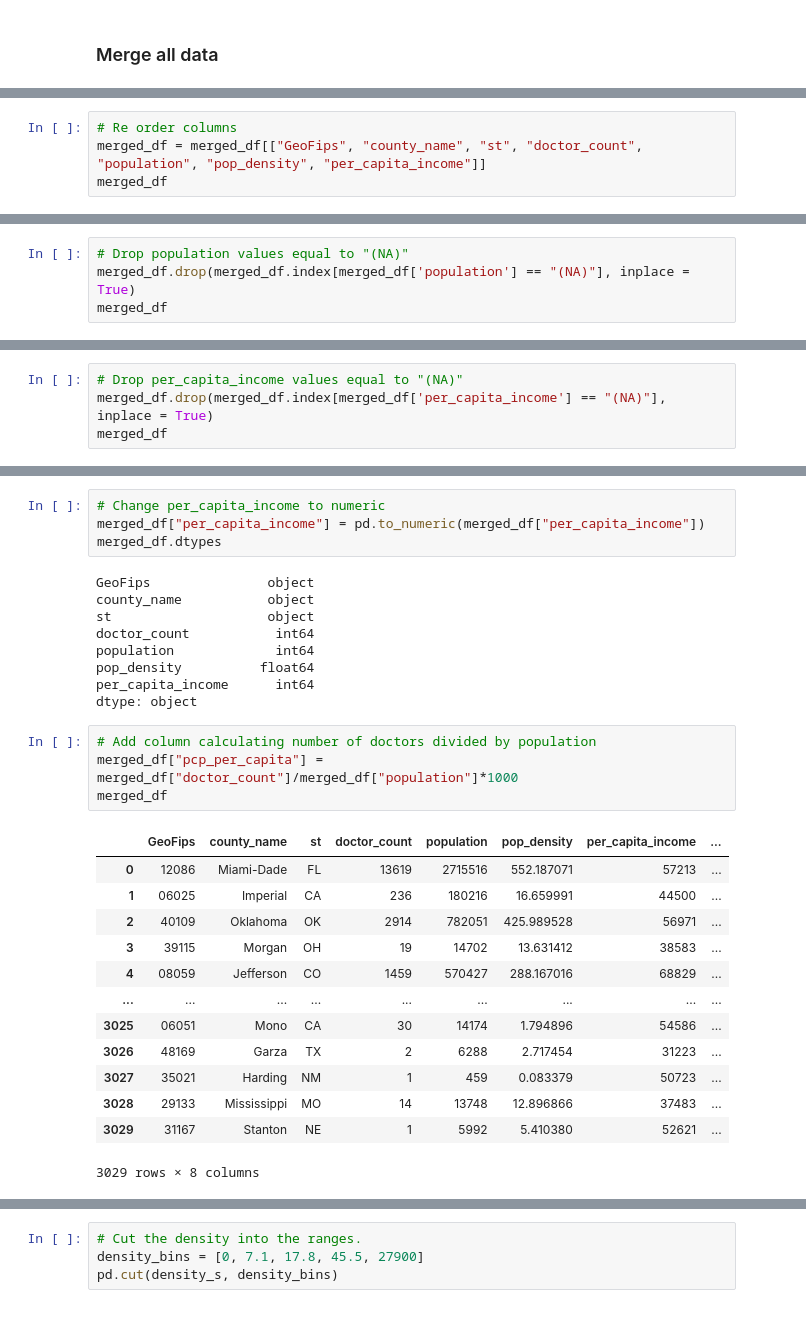
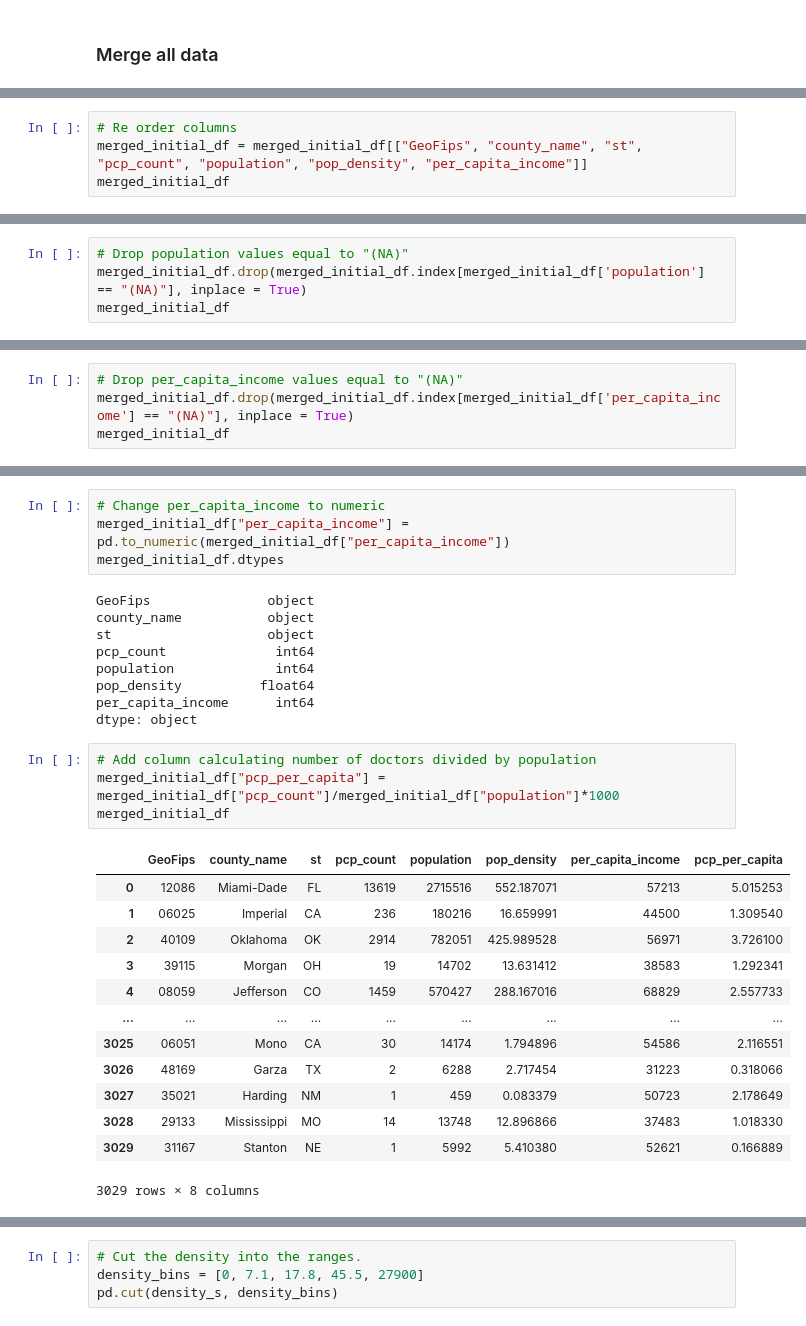
Before and after one commit to JacquelineCl/group_project, a Jupyter notebook: Merged_Data.ipynb, the cells around one changed output, grey strips where cells are left out. Drawn from its saved outputs; the diff is of its cells as text.

```diff
--- a/Merged_Data.ipynb
+++ b/Merged_Data.ipynb
@@ -213,6 +214,6 @@ merged_df
 3030 rows × 7 columns
 # %%
 # Re order columns
-merged_df = merged_df[["GeoFips", "county_name", "st", "doctor_count", "population", "pop_density", "per_capita_income"]]
-merged_df
+merged_initial_df = merged_initial_df[["GeoFips", "county_name", "st", "pcp_count", "population", "pop_density", "per_capita_income"]]
+merged_initial_df
 # %% [output]
@@ -248,6 +249,6 @@ merged_df.sort_values(["population"], ascending=True)
 3030 rows × 7 columns
 # %%
 # Drop population values equal to "(NA)"
-merged_df.drop(merged_df.index[merged_df['population'] == "(NA)"], inplace = True)
-merged_df
+merged_initial_df.drop(merged_initial_df.index[merged_initial_df['population'] == "(NA)"], inplace = True)
+merged_initial_df
 # %% [output]
@@ -283,6 +284,6 @@ merged_df.sort_values(["per_capita_income"], ascending=True)
 3030 rows × 7 columns
 # %%
 # Drop per_capita_income values equal to "(NA)"
-merged_df.drop(merged_df.index[merged_df['per_capita_income'] == "(NA)"], inplace = True)
-merged_df
+merged_initial_df.drop(merged_initial_df.index[merged_initial_df['per_capita_income'] == "(NA)"], inplace = True)
+merged_initial_df
 # %% [output]
@@ -313,34 +314,34 @@ per_capita_income     object
 dtype: object
 # %%
 # Change per_capita_income to numeric
-merged_df["per_capita_income"] = pd.to_numeric(merged_df["per_capita_income"])
-merged_df.dtypes
+merged_initial_df["per_capita_income"] = pd.to_numeric(merged_initial_df["per_capita_income"])
+merged_initial_df.dtypes
 # %% [output]
 GeoFips               object
 county_name           object
 st                    object
-doctor_count           int64
+pcp_count              int64
 population             int64
 pop_density          float64
 per_capita_income      int64
 dtype: object
 # %%
 # Add column calculating number of doctors divided by population
-merged_df["pcp_per_capita"] = merged_df["doctor_count"]/merged_df["population"]*1000
-merged_df
+merged_initial_df["pcp_per_capita"] = merged_initial_df["pcp_count"]/merged_initial_df["population"]*1000
+merged_initial_df
 # %% [output]
-|  | GeoFips | county_name | st | doctor_count | population | pop_density | per_capita_income | ... |
-| 0 | 12086 | Miami-Dade | FL | 13619 | 2715516 | 552.187071 | 57213 | ... |
-| 1 | 06025 | Imperial | CA | 236 | 180216 | 16.659991 | 44500 | ... |
-| 2 | 40109 | Oklahoma | OK | 2914 | 782051 | 425.989528 | 56971 | ... |
-| 3 | 39115 | Morgan | OH | 19 | 14702 | 13.631412 | 38583 | ... |
-| 4 | 08059 | Jefferson | CO | 1459 | 570427 | 288.167016 | 68829 | ... |
+|  | GeoFips | county_name | st | pcp_count | population | pop_density | per_capita_income | pcp_per_capita |
+| 0 | 12086 | Miami-Dade | FL | 13619 | 2715516 | 552.187071 | 57213 | 5.015253 |
+| 1 | 06025 | Imperial | CA | 236 | 180216 | 16.659991 | 44500 | 1.309540 |
+| 2 | 40109 | Oklahoma | OK | 2914 | 782051 | 425.989528 | 56971 | 3.726100 |
+| 3 | 39115 | Morgan | OH | 19 | 14702 | 13.631412 | 38583 | 1.292341 |
+| 4 | 08059 | Jefferson | CO | 1459 | 570427 | 288.167016 | 68829 | 2.557733 |
 | ... | ... | ... | ... | ... | ... | ... | ... | ... |
-| 3025 | 06051 | Mono | CA | 30 | 14174 | 1.794896 | 54586 | ... |
-| 3026 | 48169 | Garza | TX | 2 | 6288 | 2.717454 | 31223 | ... |
-| 3027 | 35021 | Harding | NM | 1 | 459 | 0.083379 | 50723 | ... |
-| 3028 | 29133 | Mississippi | MO | 14 | 13748 | 12.896866 | 37483 | ... |
-| 3029 | 31167 | Stanton | NE | 1 | 5992 | 5.410380 | 52621 | ... |
+| 3025 | 06051 | Mono | CA | 30 | 14174 | 1.794896 | 54586 | 2.116551 |
+| 3026 | 48169 | Garza | TX | 2 | 6288 | 2.717454 | 31223 | 0.318066 |
+| 3027 | 35021 | Harding | NM | 1 | 459 | 0.083379 | 50723 | 2.178649 |
+| 3028 | 29133 | Mississippi | MO | 14 | 13748 | 12.896866 | 37483 | 1.018330 |
+| 3029 | 31167 | Stanton | NE | 1 | 5992 | 5.410380 | 52621 | 0.166889 |
 3029 rows × 8 columns
 # %%
 # Rename columns
```
Also changed, not shown: parts of 31 cells of this notebook, 4 other files.
